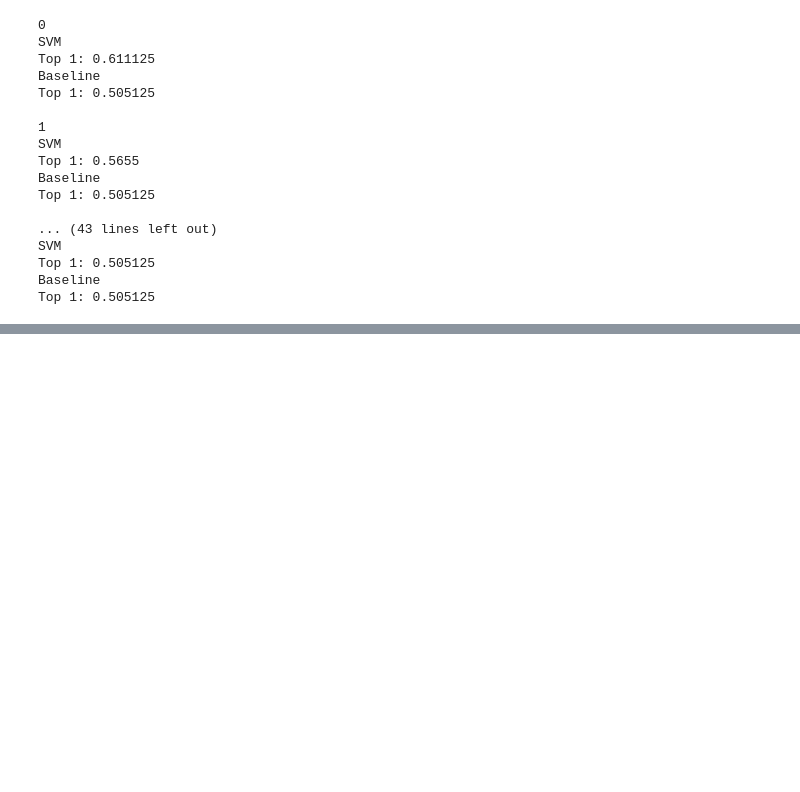
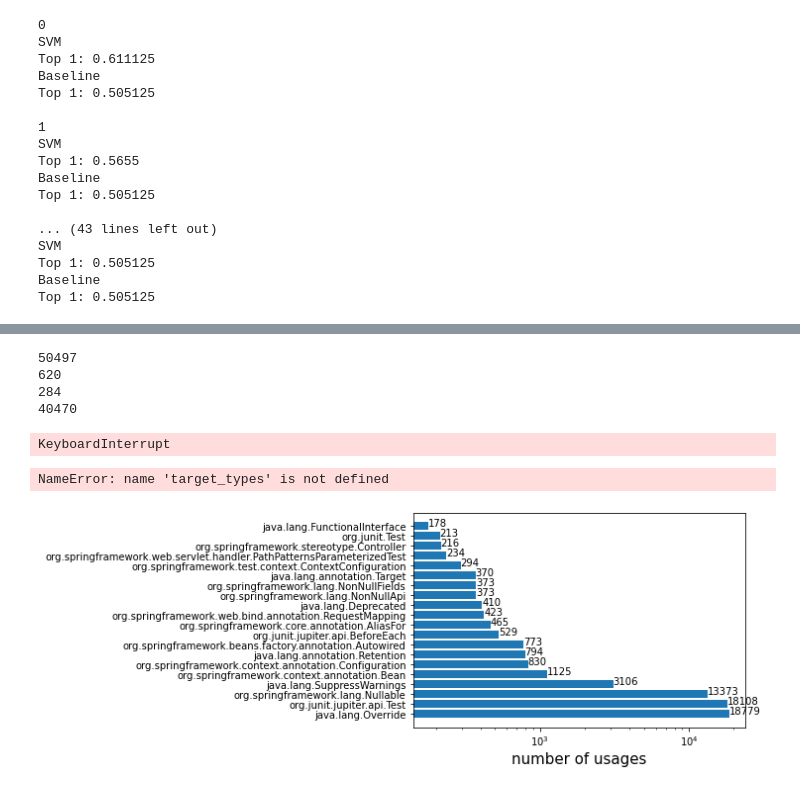
Before and after one commit to KaperD/annotations-completion, a Jupyter notebook: baseline.ipynb, the cells around one changed output, grey strips where cells are left out. Drawn from its saved outputs; the diff is of its cells as text; code cells hidden in the pictures; blank space fills up the shorter version.

Commit message:
Move common logic to py files

```diff
--- a/baseline.ipynb
+++ b/baseline.ipynb
@@ -794,0 +324,44 @@ Top 1: 0.505125
+# %%
+all_usages = []
+for target_type in target_types:
+    all_usages += list(filter(lambda x: x.annotation_name not in ['java.lang.Override'], usages_by_target_type[target_type]))
+
+all_usages = shuffle(all_usages)
+print(len(all_usages))
+
+train_size = 0.7
+
+raw_X = np.array([np.array(usage.features_list, dtype=object) for usage in all_usages])
+X = None
+all_new_names = []
+if len(raw_X) == 0:
+    X = np.array([])
+    all_new_names = initial_feature_names
+else:
+    for col in range(raw_X.shape[1]):
+        new_columns, new_names = encode_column(raw_X[:, col], round(len(raw_X) * train_size), initial_feature_names[col], 100)
+        if new_columns is None:
+            continue
+        all_new_names += new_names
+        if X is None:
+            X = new_columns
+        else:
+            X = np.concatenate((X, new_columns), axis=1)
+if len(X) > 0:
+    sel = VarianceThreshold(threshold=(0.01))
+    print(len(X[0]))
+    X = sel.fit_transform(X)
+    print(len(X[0]))
+    poly = PolynomialFeatures(degree=2, interaction_only=True, include_bias=False)
+    X = poly.fit_transform(X)
+    print(len(X[0]))
+    sel = VarianceThreshold(threshold=(0.05))
+    X = sel.fit_transform(X)
+    print(len(X[0]))
+y = [usage.annotation_name for usage in all_usages]
+# %% [output]
+50497
+620
+284
+40470
+KeyboardInterrupt
@@ -794,0 +370,16 @@ Top 1: 0.505125
+# %%
+all_usages = []
+for target_type in target_types:
+    all_usages += list(filter(lambda x: x.annotation_name not in ['java.lang.Override'], usages_by_target_type[target_type]))
+all_names = [x.annotation_name for x in all_usages]
+Counter(all_names).most_common()
+# %% [output]
+NameError: name 'target_types' is not defined
+# %%
+from stats.annotations_stats import Stats
+path = '/Users/danilbk/Programming/Java/test/spring/spring-framework/project-processing-results/processing/java/annotations/processing/0.0.0'
+stats = Stats(path)
+# %%
+stats.top_i_annotations(20)
+# %% [output]
+[figure, added]
```
Also changed, not shown: parts of 31 cells of this notebook, 11 other files.
